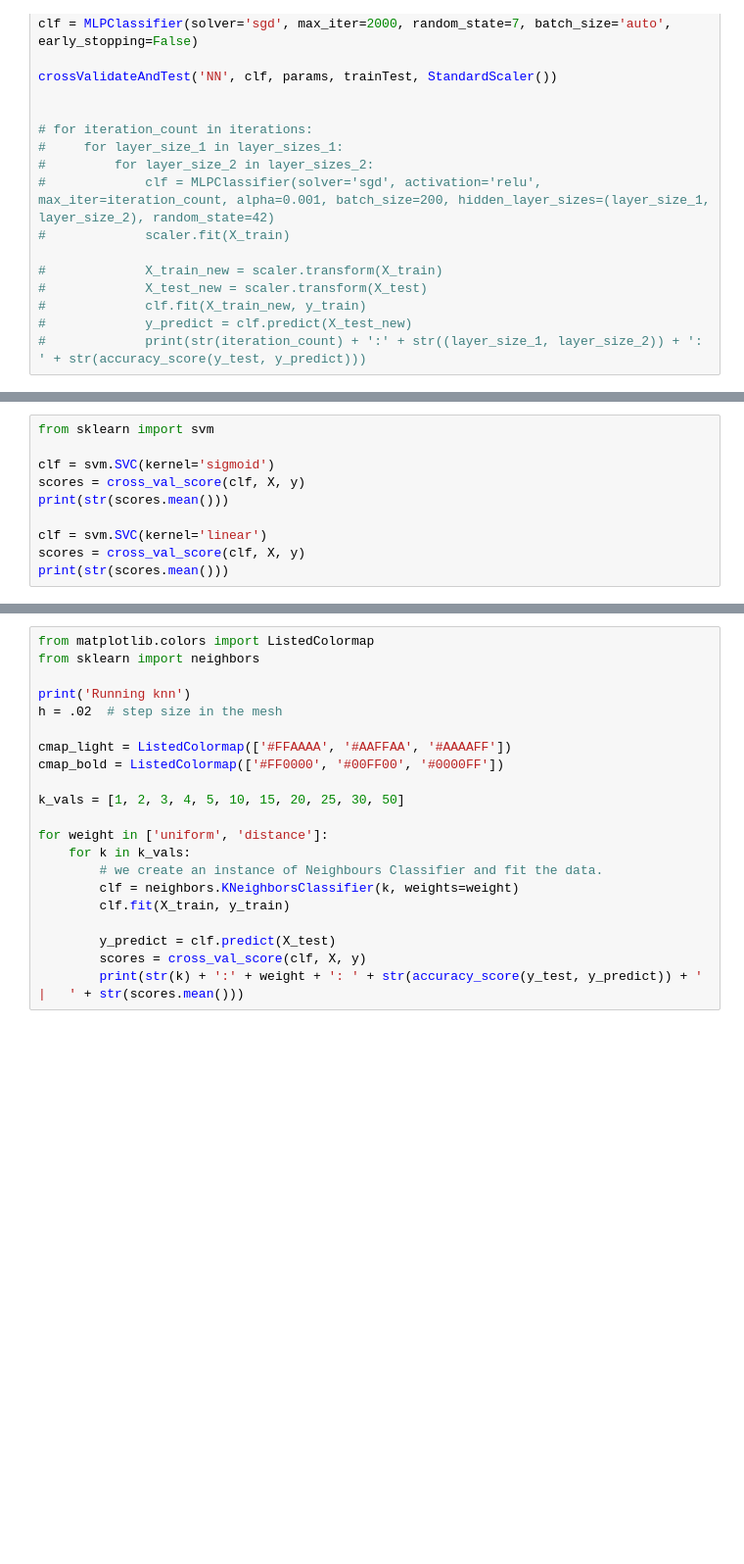
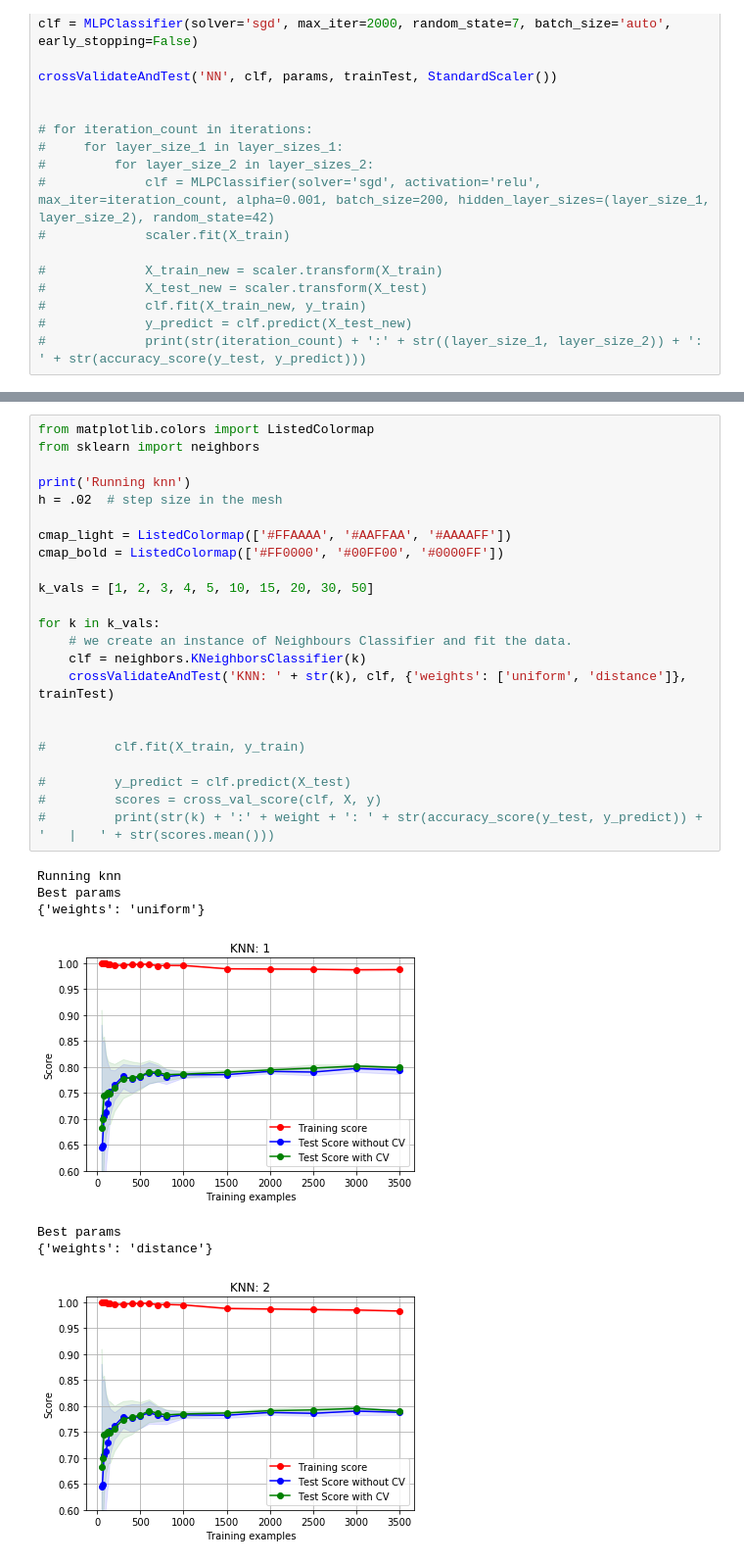
Before and after one commit to PhilipBale/CS7641-Graduate-ML, a Jupyter notebook: assignment1/code/Decision Trees.ipynb, the cells around one changed output, grey strips where cells are left out. Shown: that part at 98% size. Saved outputs shown, nothing was run; the diff lists cells and outputs as text; blank space fills up the shorter version.

```diff
--- a/assignment1/code/Decision Trees.ipynb
+++ b/assignment1/code/Decision Trees.ipynb
@@ -421,10 +368,0 @@ NameError: name 'ax' is not defined
-# %%
-from sklearn import svm
-
-clf = svm.SVC(kernel='sigmoid')
-scores = cross_val_score(clf, X, y)
-print(str(scores.mean()))
-
-clf = svm.SVC(kernel='linear')
-scores = cross_val_score(clf, X, y)
-print(str(scores.mean()))
@@ -431,21 +385,31 @@ print(str(scores.mean()))
 # %%
 from matplotlib.colors import ListedColormap
 from sklearn import neighbors
 
 print('Running knn')
 h = .02  # step size in the mesh
 
 cmap_light = ListedColormap(['#FFAAAA', '#AAFFAA', '#AAAAFF'])
 cmap_bold = ListedColormap(['#FF0000', '#00FF00', '#0000FF'])
 
-k_vals = [1, 2, 3, 4, 5, 10, 15, 20, 25, 30, 50]
+k_vals = [1, 2, 3, 4, 5, 10, 15, 20, 30, 50]
 
-for weight in ['uniform', 'distance']:
-    for k in k_vals:
-        # we create an instance of Neighbours Classifier and fit the data.
-        clf = neighbors.KNeighborsClassifier(k, weights=weight)
-        clf.fit(X_train, y_train)
+for k in k_vals:
+    # we create an instance of Neighbours Classifier and fit the data.
+    clf = neighbors.KNeighborsClassifier(k)
+    crossValidateAndTest('KNN: ' + str(k), clf, {'weights': ['uniform', 'distance']}, trainTest)
 
-        y_predict = clf.predict(X_test)
-        scores = cross_val_score(clf, X, y)
-        print(str(k) + ':' + weight + ': ' + str(accuracy_score(y_test, y_predict)) + '   |   ' + str(scores.mean()))
+
+#         clf.fit(X_train, y_train)
+
+#         y_predict = clf.predict(X_test)
+#         scores = cross_val_score(clf, X, y)
+#         print(str(k) + ':' + weight + ': ' + str(accuracy_score(y_test, y_predict)) + '   |   ' + str(scores.mean()))
+# %% [output]
+Running knn
+Best params
+{'weights': 'uniform'}
+[figure, added]
+Best params
+{'weights': 'distance'}
+[figure, added]
```
Also changed, not shown: parts of 9 cells of this notebook.
